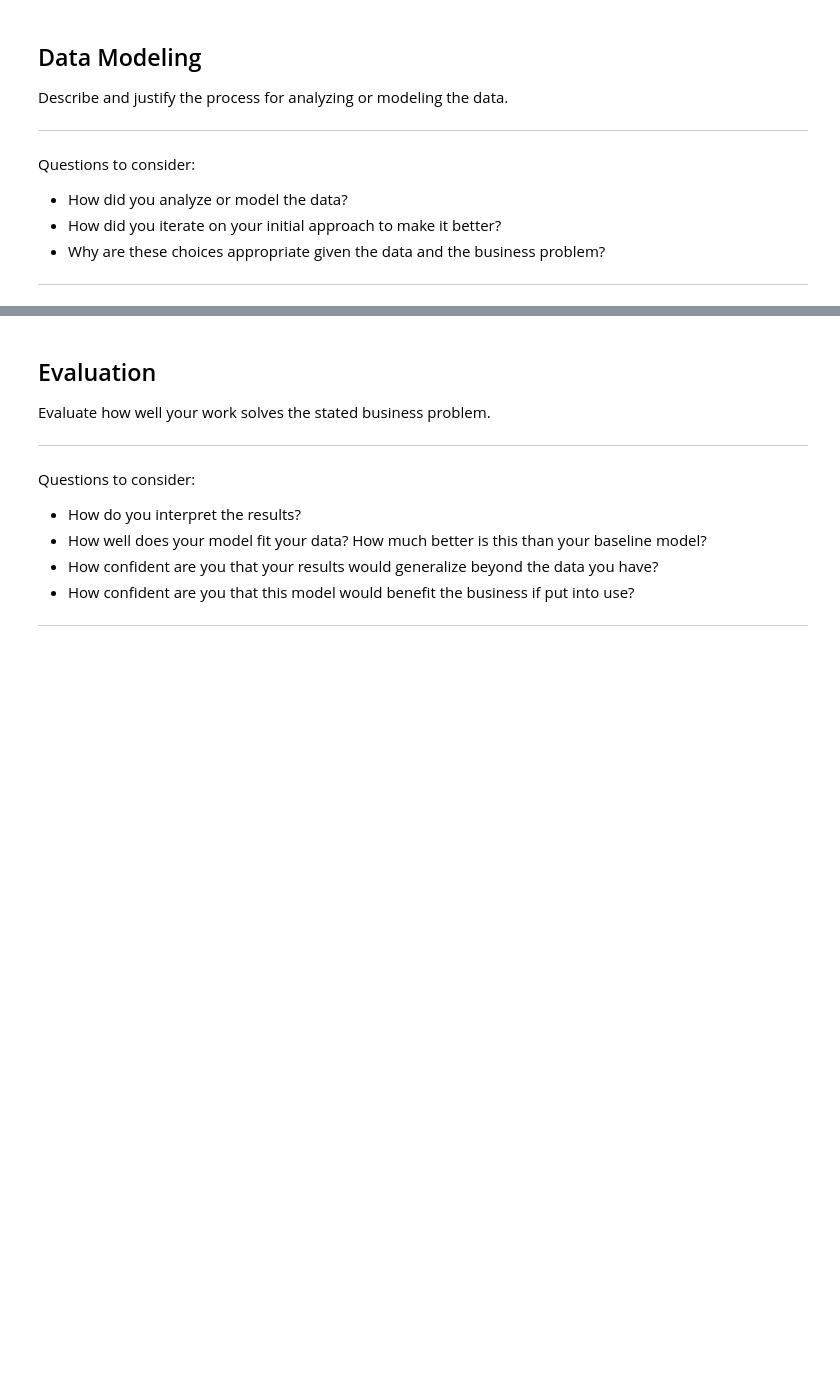
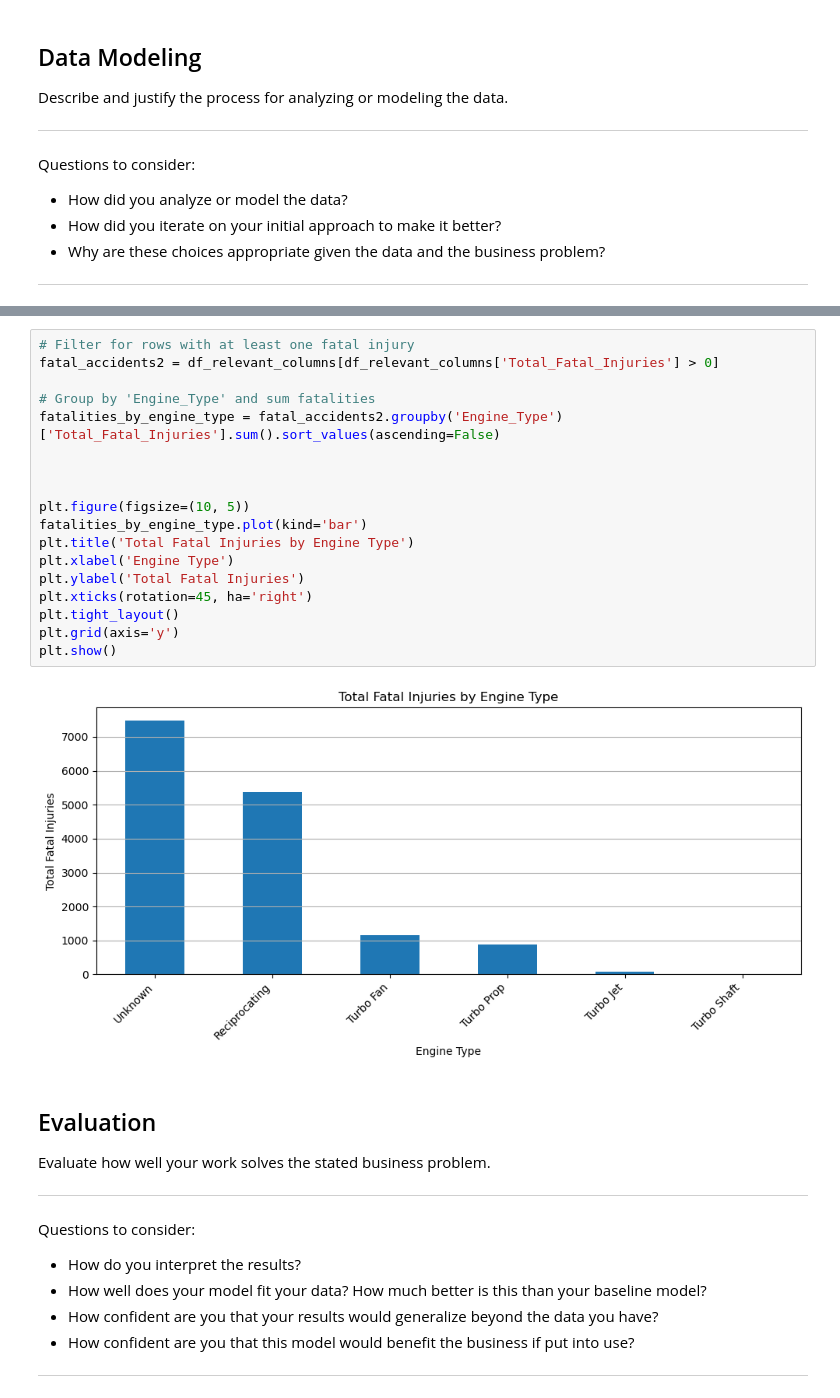
Before and after one commit to Pepe1827/Project-Aviation, a Jupyter notebook: dsc-phase1-project-template.ipynb, the cells around one changed output, grey strips where cells are left out. Drawn from its saved outputs; the diff is of its cells as text; blank space fills up the shorter version.

```diff
--- a/dsc-phase1-project-template.ipynb
+++ b/dsc-phase1-project-template.ipynb
@@ -291,3 +601,23 @@ Questions to consider:
+# %%
+# Filter for rows with at least one fatal injury
+fatal_accidents2 = df_relevant_columns[df_relevant_columns['Total_Fatal_Injuries'] > 0]
+
+# Group by 'Engine_Type' and sum fatalities
+fatalities_by_engine_type = fatal_accidents2.groupby('Engine_Type')['Total_Fatal_Injuries'].sum().sort_values(ascending=False)
+
+
+
+plt.figure(figsize=(10, 5))
+fatalities_by_engine_type.plot(kind='bar')
+plt.title('Total Fatal Injuries by Engine Type')
+plt.xlabel('Engine Type')
+plt.ylabel('Total Fatal Injuries')
+plt.xticks(rotation=45, ha='right')
+plt.tight_layout()
+plt.grid(axis='y')
+plt.show()
+# %% [output]
+[figure, added]
 # %% [markdown]
 ## Evaluation
 Evaluate how well your work solves the stated business problem.
```
Also changed, not shown: parts of 26 cells of this notebook, 1 other file.
